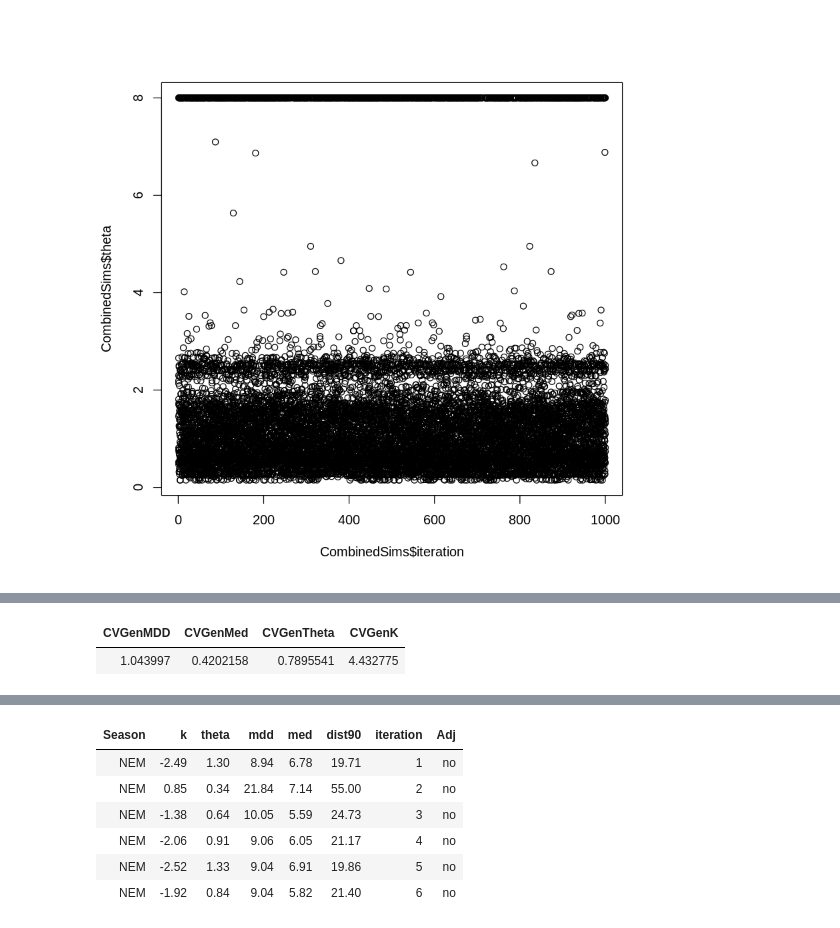
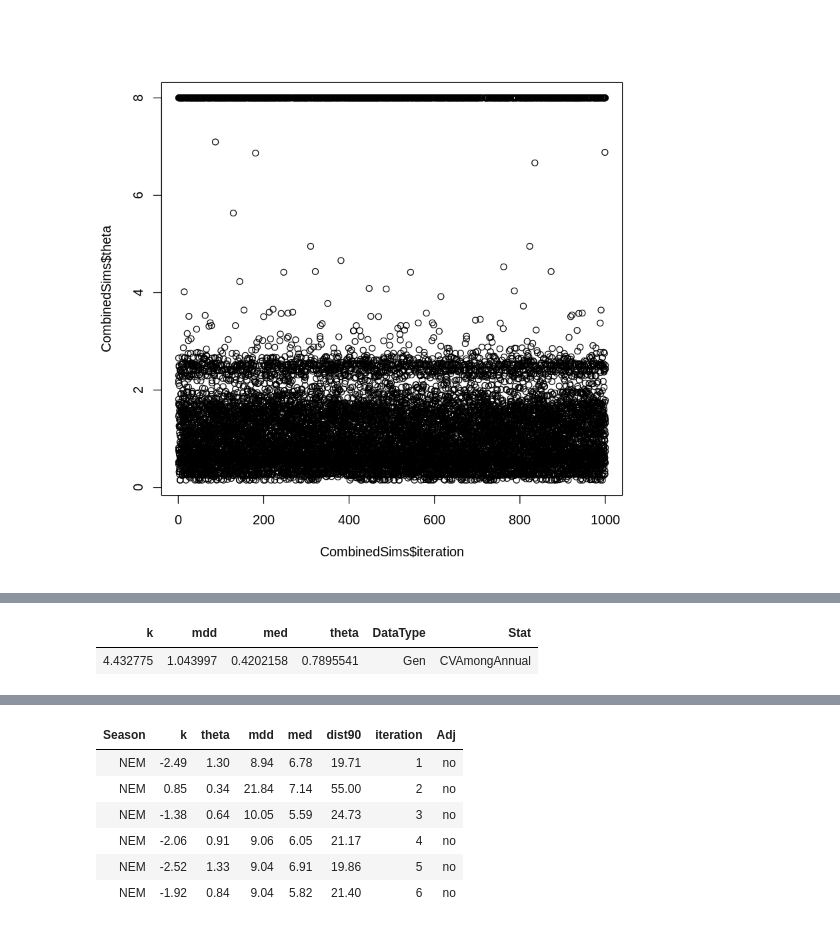
Before and after one commit to pinskylab/CamotesROMS, a Jupyter notebook: notebooks/process_ROMS_kernels.ipynb, the cells around one changed output, grey strips where cells are left out. Drawn from its saved outputs; the diff is of its cells as text; code cells hidden in the pictures.

```diff
--- a/notebooks/process_ROMS_kernels.ipynb
+++ b/notebooks/process_ROMS_kernels.ipynb
@@ -278,16 +284,17 @@ kernels2 %>% spread(metric, value)
 # %%
 #look at the CV among years in the genetics and three cases
 RealKernelVar <- kernels2 %>%
     spread(metric, value) %>%
     filter(Year %in% c("2012", "2013", "2014")) %>%
-    mutate(CVGenMDD=sd(mdd)/mean(mdd))%>%
-    mutate(CVGenMed=sd(med)/mean(med))%>%
-    mutate(CVGenTheta=sd(theta)/mean(theta)) %>%
-    mutate(CVGenK=sd(k)/mean(k)) %>%
-    distinct(CVGenMDD, CVGenMed, CVGenTheta, CVGenK)
+    mutate(mdd=sd(mdd)/mean(mdd))%>%
+    mutate(med=sd(med)/mean(med))%>%
+    mutate(theta=sd(theta)/mean(theta)) %>%
+    mutate(k=sd(k)/mean(k)) %>%
+    distinct(mdd, med, theta, k) %>%
+    mutate(DataType="Gen", Stat="CVAmongAnnual")
 RealKernelVar
 # %% [output]
-| CVGenMDD | CVGenMed | CVGenTheta | CVGenK |
-| 1.043997 | 0.4202158 | 0.7895541 | 4.432775 |
+| k | mdd | med | theta | DataType | Stat |
+| 4.432775 | 1.043997 | 0.4202158 | 0.7895541 | Gen | CVAmongAnnual |
 # %%
 #do the CV calculations
```
Also changed, not shown: parts of 19 cells of this notebook, 7 other files.
